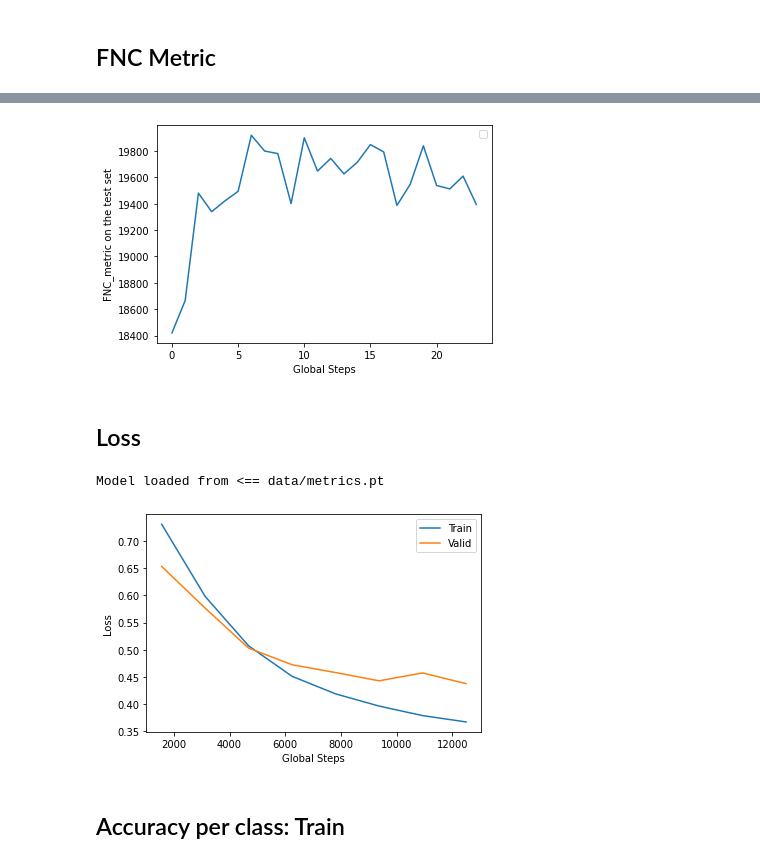
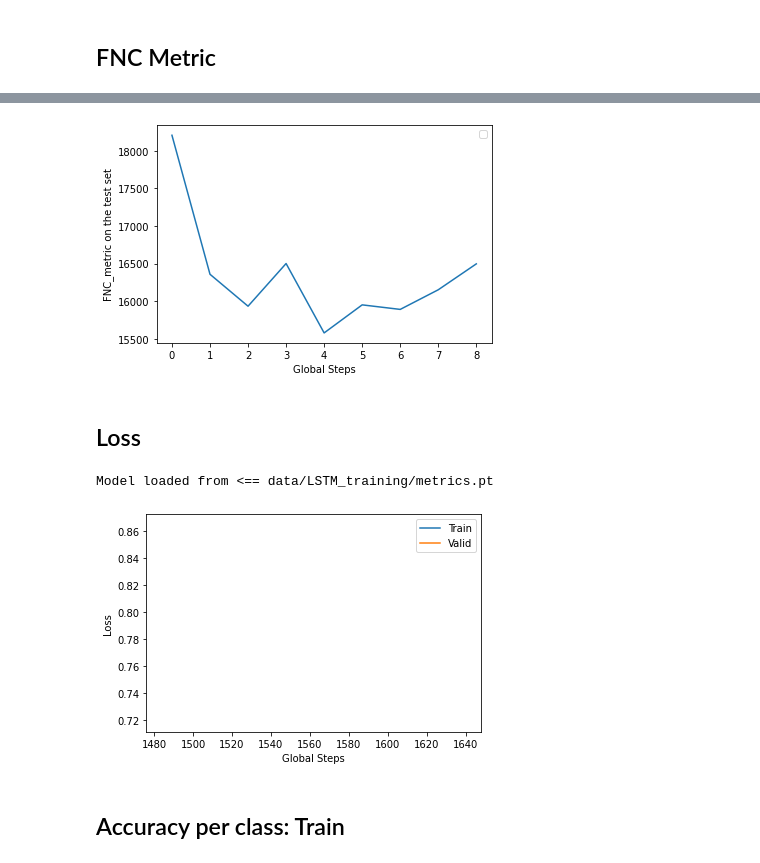
Before and after one commit to lucasgneccoh/FNC_nlp_project, a Jupyter notebook: notebooks/LSTM_pytorch.ipynb, the cells around one changed output, grey strips where cells are left out. Cells and saved outputs as stored; diff of their text form; code cells hidden in the pictures.

```diff
--- a/notebooks/LSTM_pytorch.ipynb
+++ b/notebooks/LSTM_pytorch.ipynb
@@ -898,7 +885,7 @@ total_metric
 # %% [markdown]
 ## FNC Metric
 # %%
-plot_FNC_metric = torch.load('data' + '/FNC_metric.pt')['FNC_metric']
+plot_FNC_metric = torch.load(destination_folder + '/FNC_metric.pt')['FNC_metric']
 plt.plot(plot_FNC_metric)
 plt.xlabel('Global Steps')
 plt.ylabel('FNC_metric on the test set')
@@ -909,8 +896,8 @@ WARNING:matplotlib.legend:No handles with labels found to put in legend.
-[figure, old version]
+[figure, new version]
 # %% [markdown]
 ## Loss
 # %%
-train_loss_list, valid_loss_list, global_steps_list = load_metrics('data' + '/metrics.pt')
+train_loss_list, valid_loss_list, global_steps_list = load_metrics(destination_folder + '/metrics.pt')
 plt.plot(global_steps_list, train_loss_list, label='Train')
 plt.plot(global_steps_list, valid_loss_list, label='Valid')
 plt.xlabel('Global Steps')
@@ -918,8 +905,8 @@ plt.ylabel('Loss')
 plt.legend()
 plt.show()
 # %% [output]
-Model loaded from <== data/metrics.pt
+Model loaded from <== data/LSTM_training/metrics.pt
-[figure, old version]
+[figure, new version]
 # %% [markdown]
 ## Accuracy per class: Train
 # %%
```
Also changed, not shown: parts of 14 cells of this notebook.
